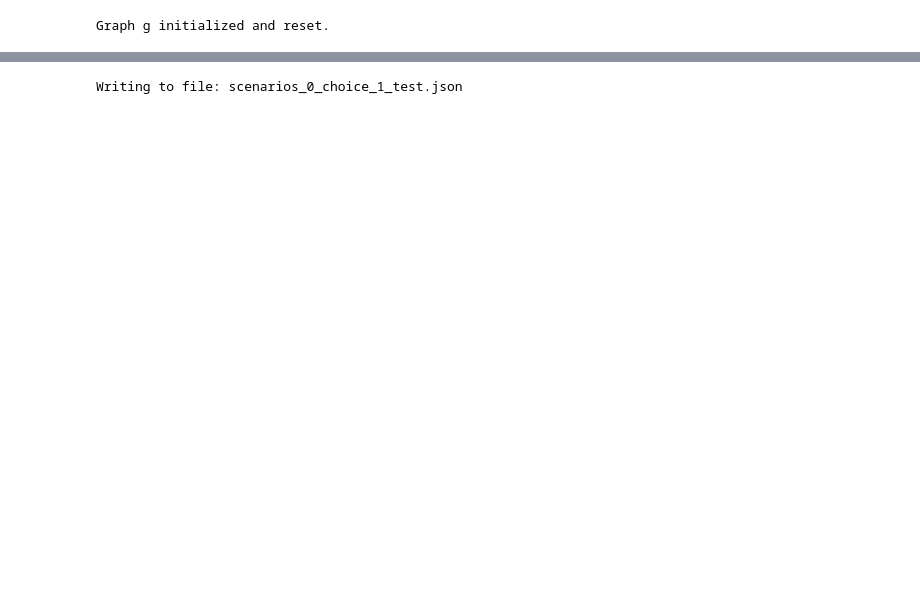
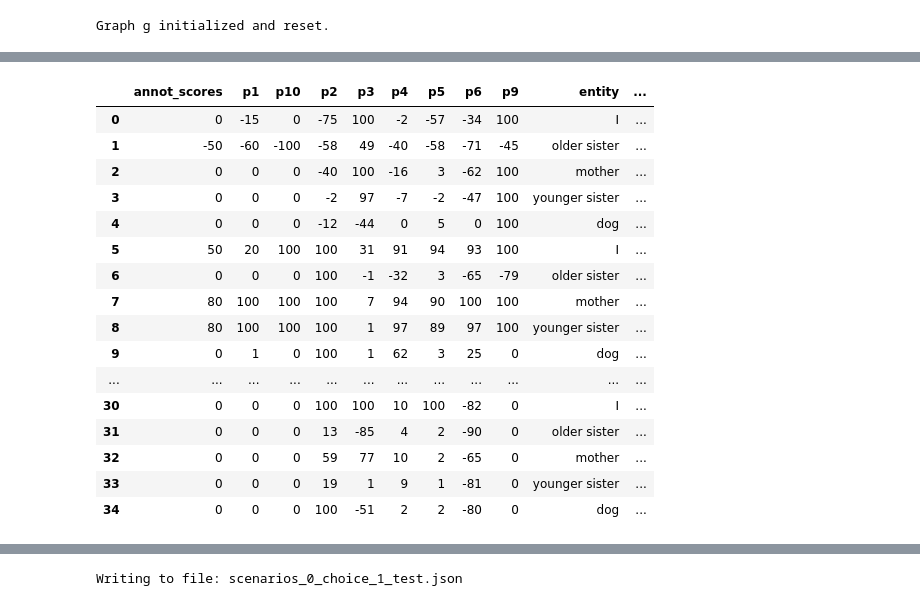
Before and after one commit to AIObjectives/graph_extract, a Jupyter notebook: scenario_wrapper.ipynb, the cells around one changed output, grey strips where cells are left out. Cells and saved outputs as stored; diff of their text form; code cells hidden in the pictures; blank space fills up the shorter version.

```diff
--- a/scenario_wrapper.ipynb
+++ b/scenario_wrapper.ipynb
@@ -339,0 +509,20 @@ Scored impacts for these beings:
+# %%
+new_util_data
+# %% [output]
+|  | annot_scores | p1 | p10 | p2 | p3 | p4 | p5 | p6 | p9 | entity | ... |
+| 0 | 0 | -15 | 0 | -75 | 100 | -2 | -57 | -34 | 100 | I | ... |
+| 1 | -50 | -60 | -100 | -58 | 49 | -40 | -58 | -71 | -45 | older sister | ... |
+| 2 | 0 | 0 | 0 | -40 | 100 | -16 | 3 | -62 | 100 | mother | ... |
+| 3 | 0 | 0 | 0 | -2 | 97 | -7 | -2 | -47 | 100 | younger sister | ... |
+| 4 | 0 | 0 | 0 | -12 | -44 | 0 | 5 | 0 | 100 | dog | ... |
+| 5 | 50 | 20 | 100 | 100 | 31 | 91 | 94 | 93 | 100 | I | ... |
+| 6 | 0 | 0 | 0 | 100 | -1 | -32 | 3 | -65 | -79 | older sister | ... |
+| 7 | 80 | 100 | 100 | 100 | 7 | 94 | 90 | 100 | 100 | mother | ... |
+| 8 | 80 | 100 | 100 | 100 | 1 | 97 | 89 | 97 | 100 | younger sister | ... |
+| 9 | 0 | 1 | 0 | 100 | 1 | 62 | 3 | 25 | 0 | dog | ... |
+| ... | ... | ... | ... | ... | ... | ... | ... | ... | ... | ... | ... |
+| 30 | 0 | 0 | 0 | 100 | 100 | 10 | 100 | -82 | 0 | I | ... |
+| 31 | 0 | 0 | 0 | 13 | -85 | 4 | 2 | -90 | 0 | older sister | ... |
+| 32 | 0 | 0 | 0 | 59 | 77 | 10 | 2 | -65 | 0 | mother | ... |
+| 33 | 0 | 0 | 0 | 19 | 1 | 9 | 1 | -81 | 0 | younger sister | ... |
+| 34 | 0 | 0 | 0 | 100 | -51 | 2 | 2 | -80 | 0 | dog | ... |
```
Also changed, not shown: parts of 38 cells of this notebook.
